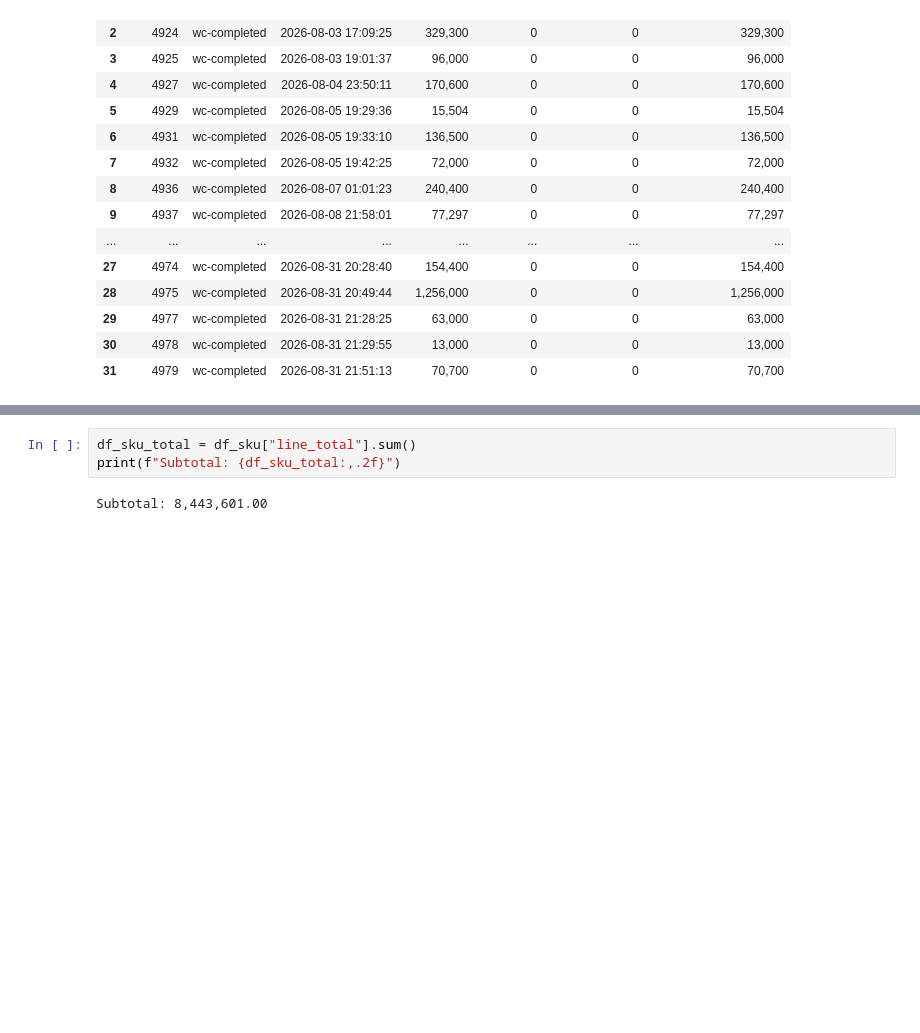
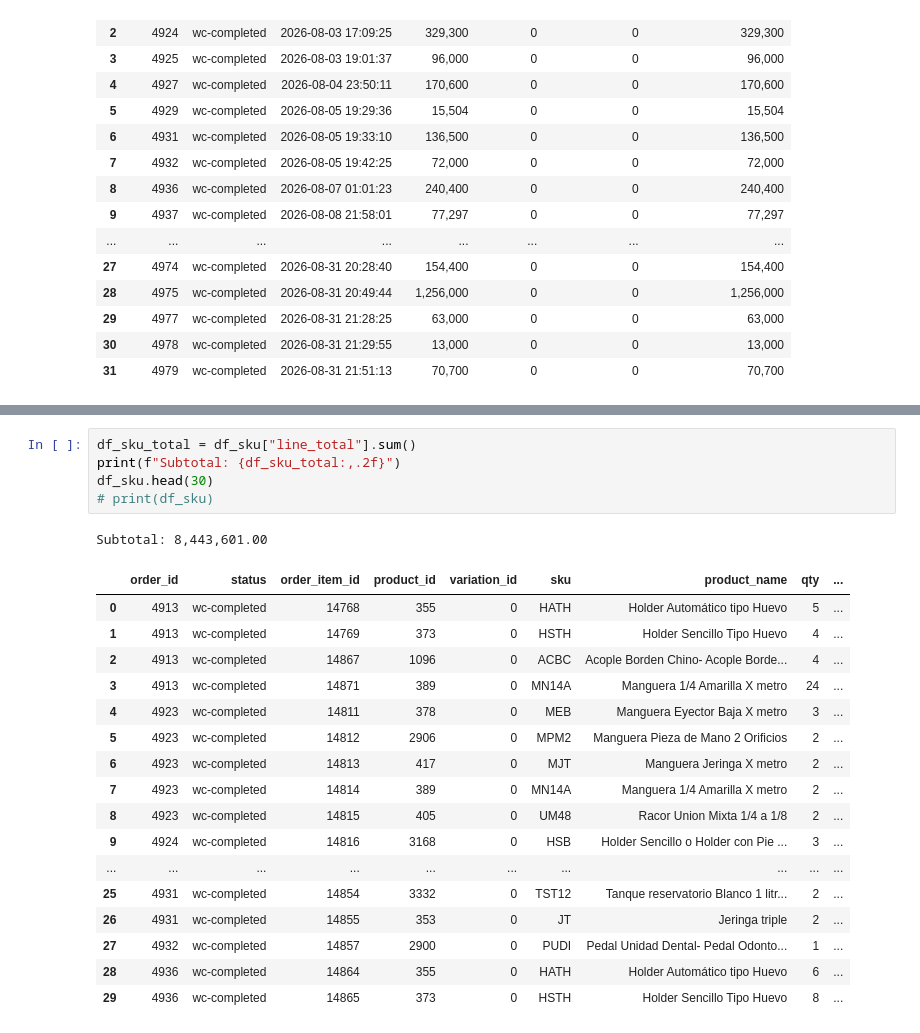
Before and after one commit to miguladg/woocommerce-lookup-table-check, a Jupyter notebook: Supplier Repor products.ipynb, the cells around one changed output, grey strips where cells are left out. Cells and saved outputs as stored; diff of their text form; blank space fills up the shorter version.

```diff
--- a/Supplier Repor products.ipynb
+++ b/Supplier Repor products.ipynb
@@ -204,5 +209,24 @@ df_sku = pd.read_sql(query_sku, engine)
 # %%
 df_sku_total = df_sku["line_total"].sum()
 print(f"Subtotal: {df_sku_total:,.2f}")
+df_sku.head(30)
+# print(df_sku)
 # %% [output]
 Subtotal: 8,443,601.00
+|  | order_id | status | order_item_id | product_id | variation_id | sku | product_name | qty | ... |
+| 0 | 4913 | wc-completed | 14768 | 355 | 0 | HATH | Holder Automático tipo Huevo | 5 | ... |
+| 1 | 4913 | wc-completed | 14769 | 373 | 0 | HSTH | Holder Sencillo Tipo Huevo | 4 | ... |
+| 2 | 4913 | wc-completed | 14867 | 1096 | 0 | ACBC | Acople Borden Chino- Acople Borde... | 4 | ... |
+| 3 | 4913 | wc-completed | 14871 | 389 | 0 | MN14A | Manguera 1/4 Amarilla X metro | 24 | ... |
+| 4 | 4923 | wc-completed | 14811 | 378 | 0 | MEB | Manguera Eyector Baja X metro | 3 | ... |
+| 5 | 4923 | wc-completed | 14812 | 2906 | 0 | MPM2 | Manguera Pieza de Mano 2 Orificios | 2 | ... |
+| 6 | 4923 | wc-completed | 14813 | 417 | 0 | MJT | Manguera Jeringa X metro | 2 | ... |
+| 7 | 4923 | wc-completed | 14814 | 389 | 0 | MN14A | Manguera 1/4 Amarilla X metro | 2 | ... |
+| 8 | 4923 | wc-completed | 14815 | 405 | 0 | UM48 | Racor Union Mixta 1/4 a 1/8 | 2 | ... |
+| 9 | 4924 | wc-completed | 14816 | 3168 | 0 | HSB | Holder Sencillo o Holder con Pie ... | 3 | ... |
+| ... | ... | ... | ... | ... | ... | ... | ... | ... | ... |
+| 25 | 4931 | wc-completed | 14854 | 3332 | 0 | TST12 | Tanque reservatorio Blanco 1 litr... | 2 | ... |
+| 26 | 4931 | wc-completed | 14855 | 353 | 0 | JT | Jeringa triple | 2 | ... |
+| 27 | 4932 | wc-completed | 14857 | 2900 | 0 | PUDI | Pedal Unidad Dental- Pedal Odonto... | 1 | ... |
+| 28 | 4936 | wc-completed | 14864 | 355 | 0 | HATH | Holder Automático tipo Huevo | 6 | ... |
+| 29 | 4936 | wc-completed | 14865 | 373 | 0 | HSTH | Holder Sencillo Tipo Huevo | 8 | ... |
```
Also changed, not shown: parts of 7 cells of this notebook, 1 other file.
